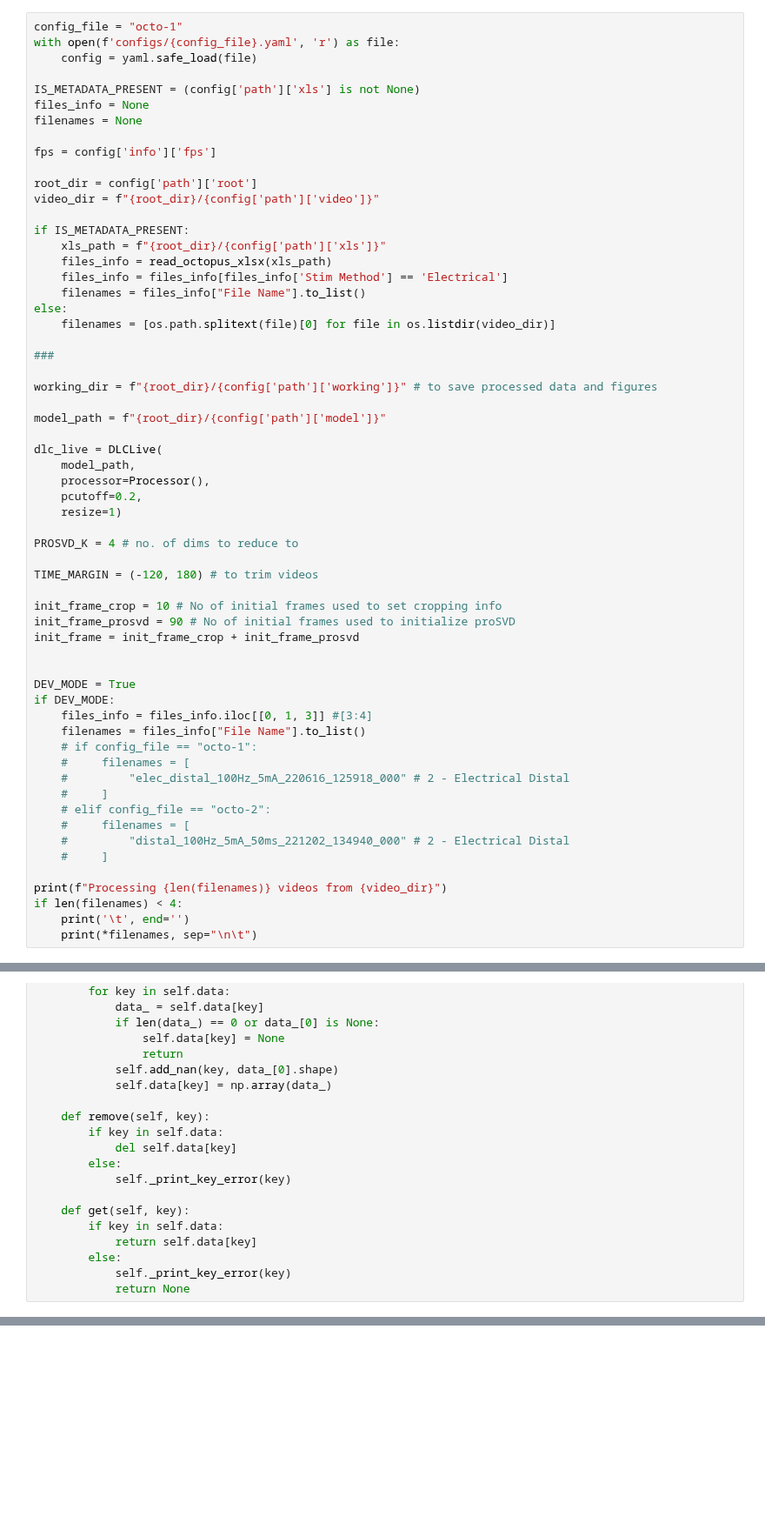
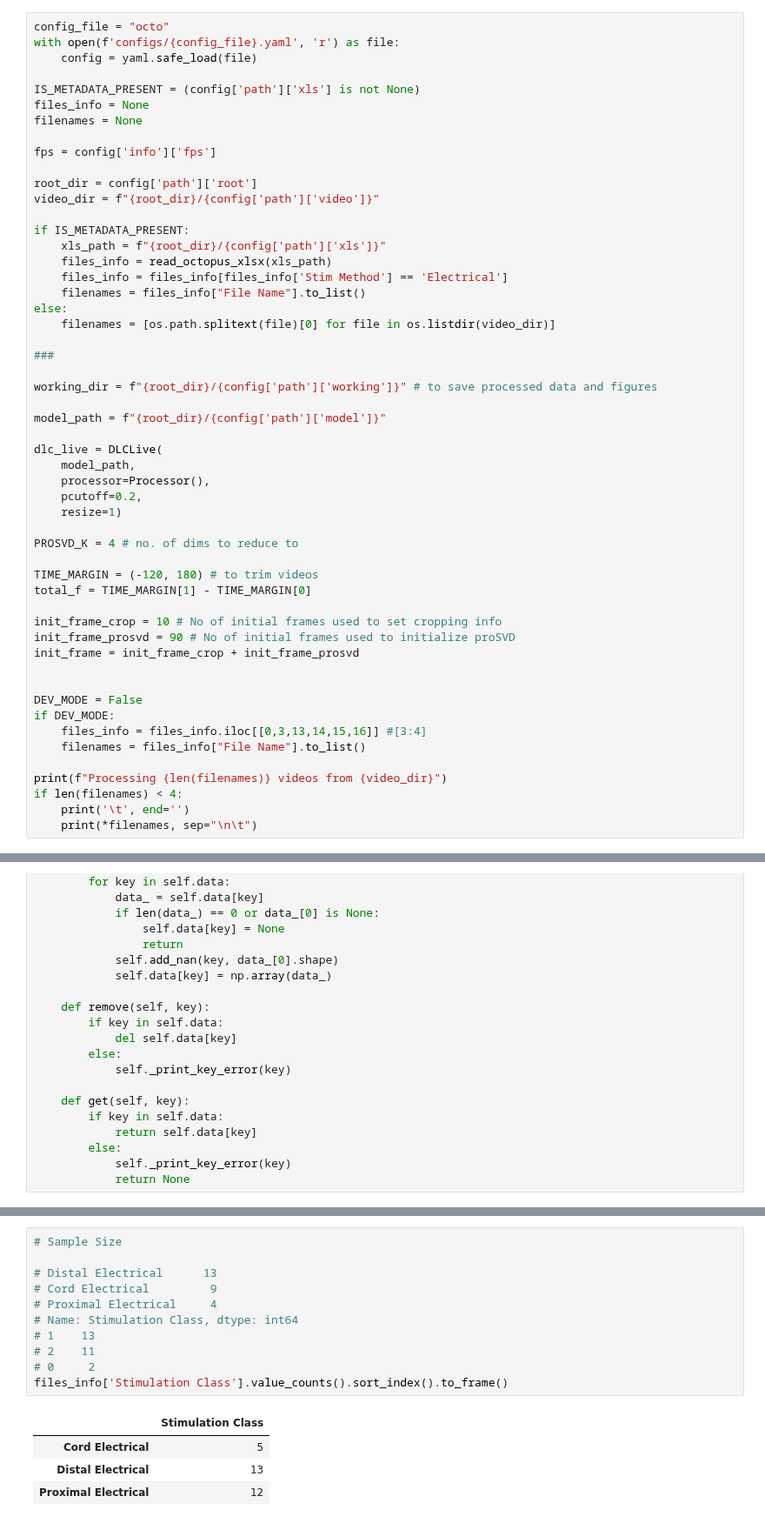
Before and after one commit to draeloslab/stim_behavior, a Jupyter notebook: extract_prosvd.ipynb, the cells around one changed output, grey strips where cells are left out. Shown at 87% size. Drawn from its saved outputs; the diff is of its cells as text; blank space fills up the shorter version.

```diff
--- a/extract_prosvd.ipynb
+++ b/extract_prosvd.ipynb
@@ -15,7 +15,7 @@ from tqdm import tqdm
 from proSVD import proSVD
 from dlclive import DLCLive, Processor
 # %%
-config_file = "octo-1"
+config_file = "octo"
 with open(f'configs/{config_file}.yaml', 'r') as file:
     config = yaml.safe_load(file)
 
@@ -51,24 +51,17 @@ dlc_live = DLCLive(
 PROSVD_K = 4 # no. of dims to reduce to
 
 TIME_MARGIN = (-120, 180) # to trim videos
+total_f = TIME_MARGIN[1] - TIME_MARGIN[0]
 
 init_frame_crop = 10 # No of initial frames used to set cropping info
 init_frame_prosvd = 90 # No of initial frames used to initialize proSVD
 init_frame = init_frame_crop + init_frame_prosvd
 
 
-DEV_MODE = True
+DEV_MODE = False
 if DEV_MODE:
-    files_info = files_info.iloc[[0, 1, 3]] #[3:4]
+    files_info = files_info.iloc[[0,3,13,14,15,16]] #[3:4]
     filenames = files_info["File Name"].to_list()
-    # if config_file == "octo-1":
-    #     filenames = [
-    #         "elec_distal_100Hz_5mA_220616_125918_000" # 2 - Electrical Distal
-    #     ]
-    # elif config_file == "octo-2":
-    #     filenames = [
-    #         "distal_100Hz_5mA_50ms_221202_134940_000" # 2 - Electrical Distal
-    #     ]
 
 print(f"Processing {len(filenames)} videos from {video_dir}")
 if len(filenames) < 4:
@@ -789,0 +885,16 @@ for key, items in err_log.items():
+# %%
+# Sample Size
+
+# Distal Electrical      13
+# Cord Electrical         9
+# Proximal Electrical     4
+# Name: Stimulation Class, dtype: int64
+# 1    13
+# 2    11
+# 0     2
+files_info['Stimulation Class'].value_counts().sort_index().to_frame()
+# %% [output]
+|  | Stimulation Class |
+| Cord Electrical | 5 |
+| Distal Electrical | 13 |
+| Proximal Electrical | 12 |
```
Also changed, not shown: parts of 14 cells of this notebook, 4 other files.
